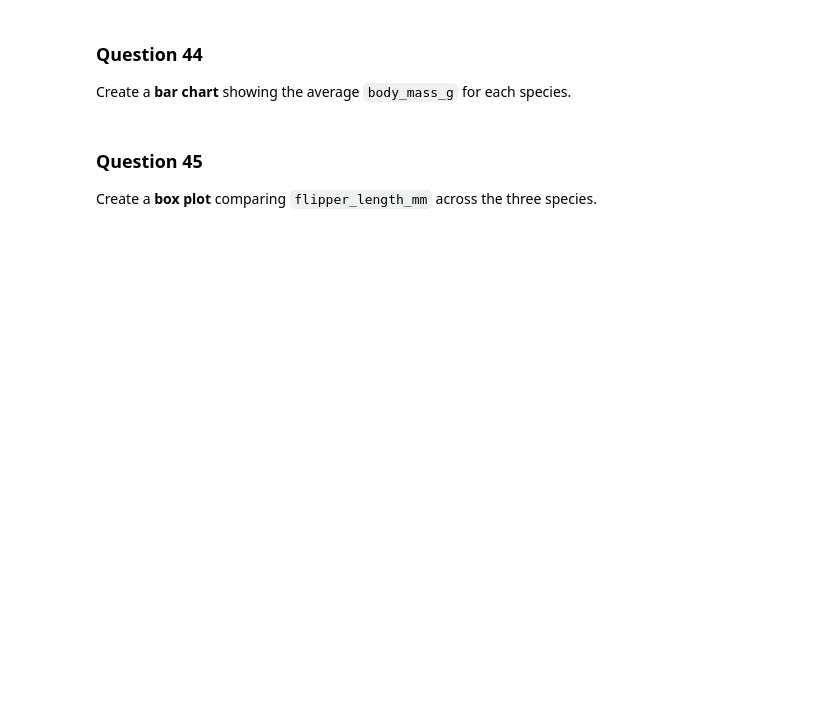
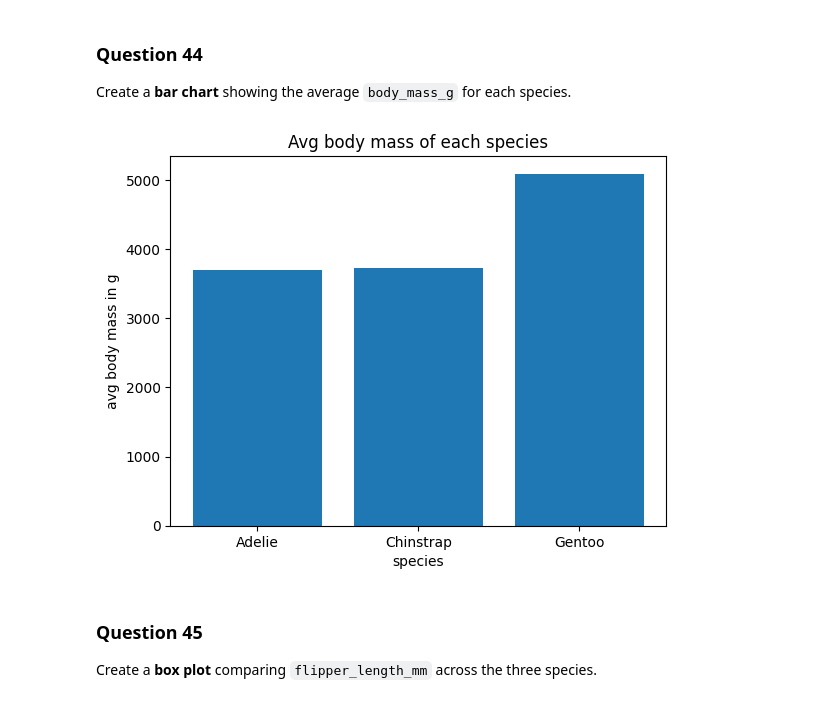
Before and after one commit to JanhaviSalokhe/Training-assignments, a Jupyter notebook: Data Science/Pandas/Assignment2_Palmer_Penguins.ipynb, the cells around one changed output. Cells and saved outputs as stored; diff of their text form; code cells hidden in the pictures; blank space fills up the shorter version.

```diff
--- a/Data Science/Pandas/Assignment2_Palmer_Penguins.ipynb
+++ b/Data Science/Pandas/Assignment2_Palmer_Penguins.ipynb
@@ -547,6 +649,16 @@ Create a **histogram** of `body_mass_g` with an appropriate title and axis label
 # %% [markdown]
 ### Question 44
 Create a **bar chart** showing the average `body_mass_g` for each species.
+# %%
+avg_data = df_clean.groupby('species')['body_mass_g'].mean()
+
+plt.bar(avg_data.index,avg_data.values)
+plt.xlabel('species')
+plt.ylabel('avg body mass in g')
+plt.title('Avg body mass of each species')
+plt.show()
+# %% [output]
+[figure, added]
 # %% [markdown]
 ### Question 45
 Create a **box plot** comparing `flipper_length_mm` across the three species.
```
Also changed, not shown: parts of 9 cells of this notebook.
